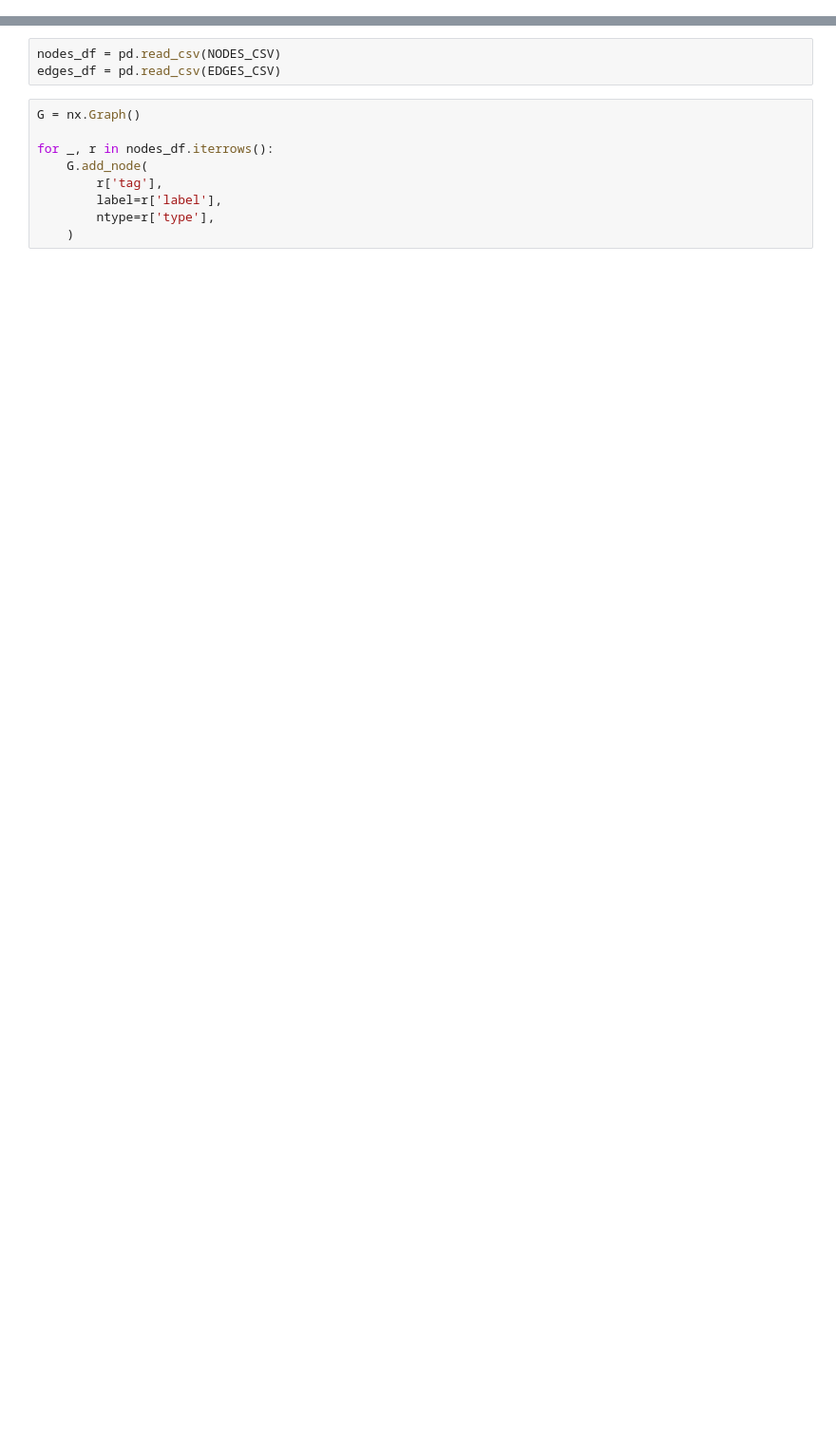
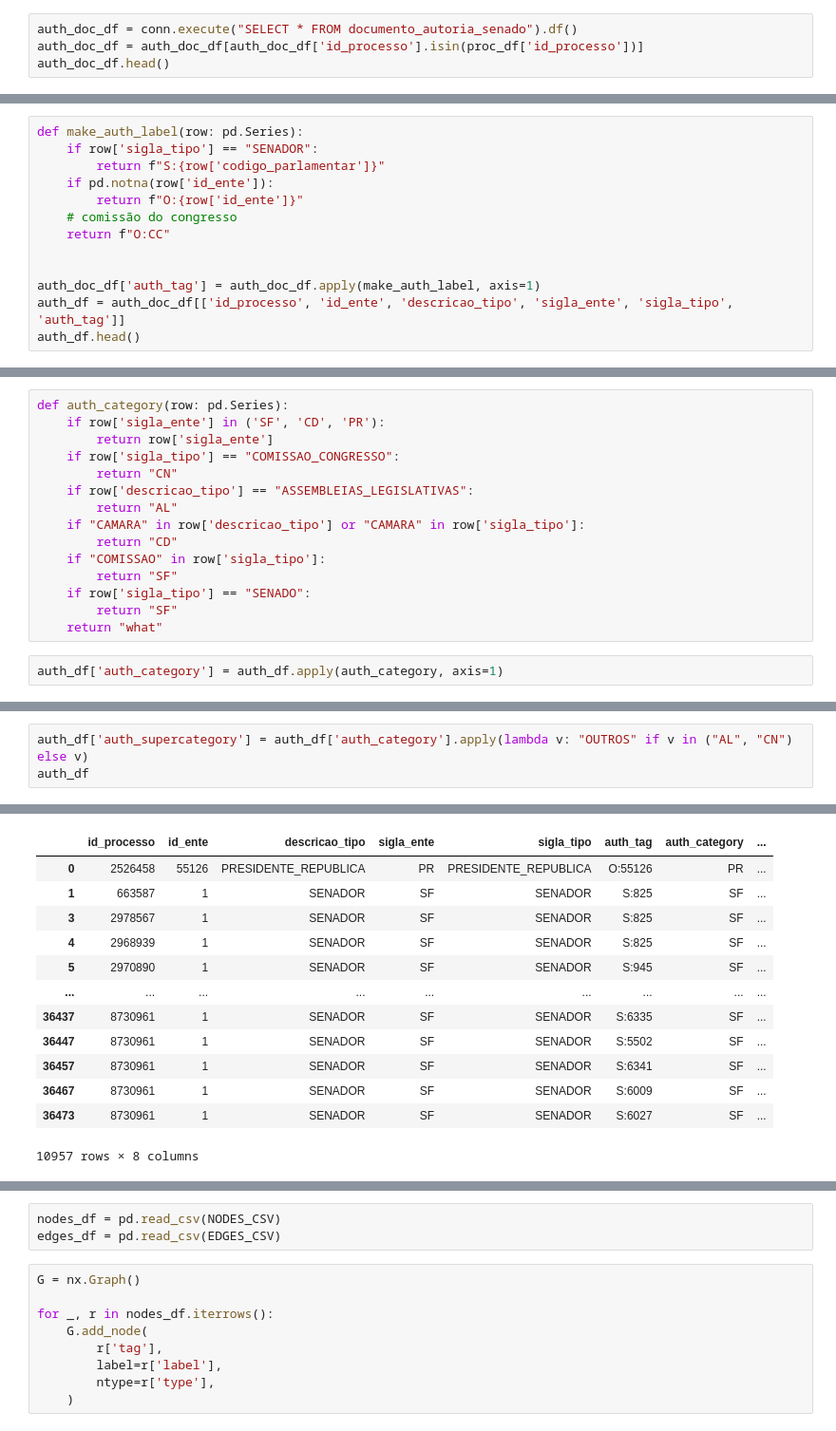
Before and after one commit to busdriverbuddha/tramita, a Jupyter notebook: entrega_parcial/senado.ipynb, the cells around one changed output, grey strips where cells are left out. Shown at 95% size. Saved outputs shown, nothing was run; the diff lists cells and outputs as text; blank space fills up the shorter version.

```diff
--- a/entrega_parcial/senado.ipynb
+++ b/entrega_parcial/senado.ipynb
@@ -562,0 +102,4 @@ OUT_DIR.mkdir(parents=True, exist_ok=True)
+# %%
+auth_doc_df = conn.execute("SELECT * FROM documento_autoria_senado").df()
+auth_doc_df = auth_doc_df[auth_doc_df['id_processo'].isin(proc_df['id_processo'])]
+auth_doc_df.head()
@@ -562,0 +130,13 @@ OUT_DIR.mkdir(parents=True, exist_ok=True)
+# %%
+def make_auth_label(row: pd.Series):
+    if row['sigla_tipo'] == "SENADOR":
+        return f"S:{row['codigo_parlamentar']}"
+    if pd.notna(row['id_ente']):
+        return f"O:{row['id_ente']}"
+    # comissão do congresso
+    return f"O:CC"
+
+
+auth_doc_df['auth_tag'] = auth_doc_df.apply(make_auth_label, axis=1)
+auth_df = auth_doc_df[['id_processo', 'id_ente', 'descricao_tipo', 'sigla_ente', 'sigla_tipo', 'auth_tag']]
+auth_df.head()
@@ -562,0 +170,17 @@ OUT_DIR.mkdir(parents=True, exist_ok=True)
+# %%
+def auth_category(row: pd.Series):
+    if row['sigla_ente'] in ('SF', 'CD', 'PR'):
+        return row['sigla_ente']
+    if row['sigla_tipo'] == "COMISSAO_CONGRESSO":
+        return "CN"
+    if row['descricao_tipo'] == "ASSEMBLEIAS_LEGISLATIVAS":
+        return "AL"
+    if "CAMARA" in row['descricao_tipo'] or "CAMARA" in row['sigla_tipo']:
+        return "CD"
+    if "COMISSAO" in row['sigla_tipo']:
+        return "SF"
+    if row['sigla_tipo'] == "SENADO":
+        return "SF"
+    return "what"
+# %%
+auth_df['auth_category'] = auth_df.apply(auth_category, axis=1)
@@ -562,0 +197,4 @@ OUT_DIR.mkdir(parents=True, exist_ok=True)
+# %%
+auth_df['auth_supercategory'] = auth_df['auth_category'].apply(lambda v: "OUTROS" if v in ("AL", "CN") else v)
+auth_df
+# %% [output]
@@ -562,0 +206,13 @@ OUT_DIR.mkdir(parents=True, exist_ok=True)
+|  | id_processo | id_ente | descricao_tipo | sigla_ente | sigla_tipo | auth_tag | auth_category | ... |
+| 0 | 2526458 | 55126 | PRESIDENTE_REPUBLICA | PR | PRESIDENTE_REPUBLICA | O:55126 | PR | ... |
+| 1 | 663587 | 1 | SENADOR | SF | SENADOR | S:825 | SF | ... |
+| 3 | 2978567 | 1 | SENADOR | SF | SENADOR | S:825 | SF | ... |
+| 4 | 2968939 | 1 | SENADOR | SF | SENADOR | S:825 | SF | ... |
+| 5 | 2970890 | 1 | SENADOR | SF | SENADOR | S:945 | SF | ... |
+| ... | ... | ... | ... | ... | ... | ... | ... | ... |
+| 36437 | 8730961 | 1 | SENADOR | SF | SENADOR | S:6335 | SF | ... |
+| 36447 | 8730961 | 1 | SENADOR | SF | SENADOR | S:5502 | SF | ... |
+| 36457 | 8730961 | 1 | SENADOR | SF | SENADOR | S:6341 | SF | ... |
+| 36467 | 8730961 | 1 | SENADOR | SF | SENADOR | S:6009 | SF | ... |
+| 36473 | 8730961 | 1 | SENADOR | SF | SENADOR | S:6027 | SF | ... |
+10957 rows × 8 columns
```
Also changed, not shown: parts of 84 cells of this notebook, 29 other files.
